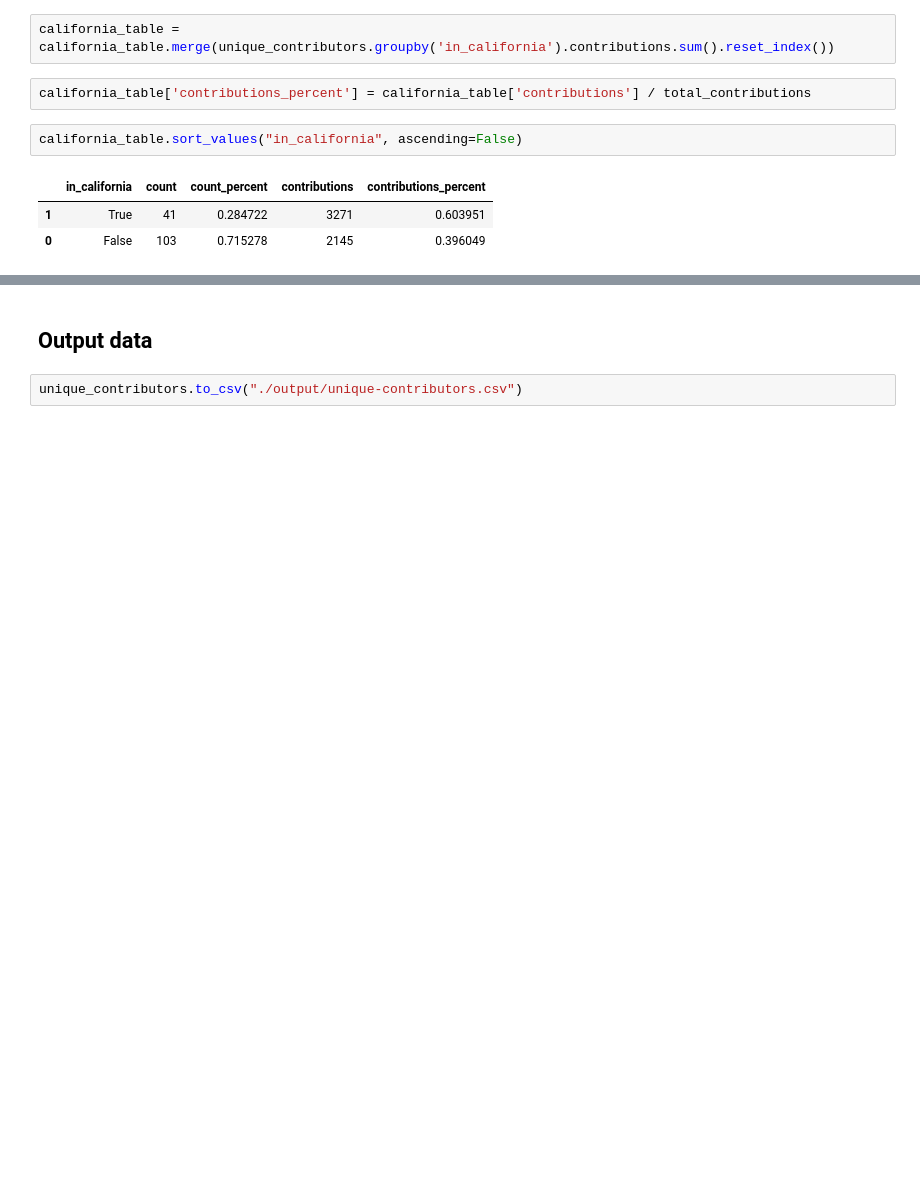
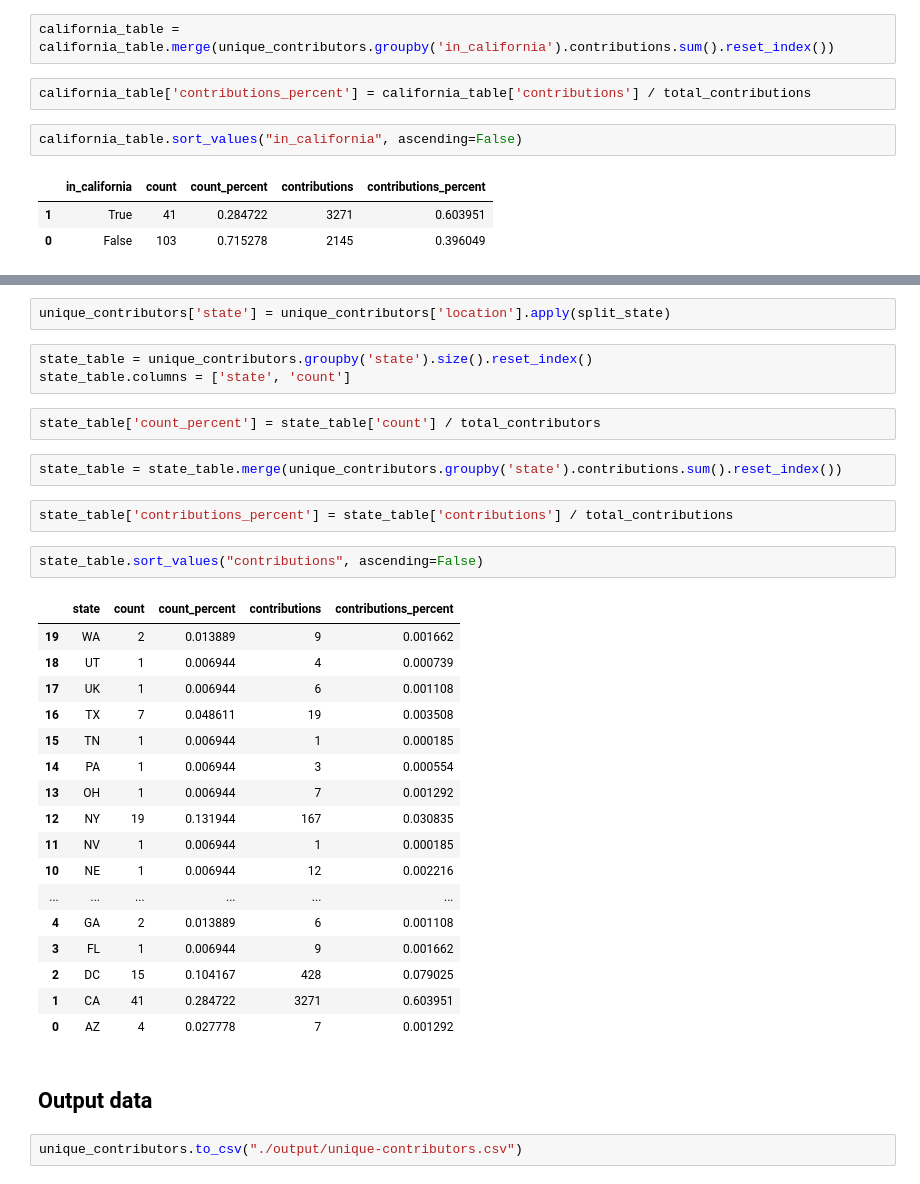
Before and after one commit to palewire/python-calaccess-notebooks, a Jupyter notebook: project-management/contributors.ipynb, the cells around one changed output, grey strips where cells are left out. Drawn from its saved outputs; the diff is of its cells as text; blank space fills up the shorter version.

Commit message:
Calculated totals for US states

```diff
--- a/project-management/contributors.ipynb
+++ b/project-management/contributors.ipynb
@@ -376,3 +409,34 @@ california_table.sort_values("in_california", ascending=False)
+# %%
+unique_contributors['state'] = unique_contributors['location'].apply(split_state)
+# %%
+state_table = unique_contributors.groupby('state').size().reset_index()
+state_table.columns = ['state', 'count']
+# %%
+state_table['count_percent'] = state_table['count'] / total_contributors
+# %%
+state_table = state_table.merge(unique_contributors.groupby('state').contributions.sum().reset_index())
+# %%
+state_table['contributions_percent'] = state_table['contributions'] / total_contributions
+# %%
+state_table.sort_values("contributions", ascending=False)
+# %% [output]
+|  | state | count | count_percent | contributions | contributions_percent |
+| 19 | WA | 2 | 0.013889 | 9 | 0.001662 |
+| 18 | UT | 1 | 0.006944 | 4 | 0.000739 |
+| 17 | UK | 1 | 0.006944 | 6 | 0.001108 |
+| 16 | TX | 7 | 0.048611 | 19 | 0.003508 |
+| 15 | TN | 1 | 0.006944 | 1 | 0.000185 |
+| 14 | PA | 1 | 0.006944 | 3 | 0.000554 |
+| 13 | OH | 1 | 0.006944 | 7 | 0.001292 |
+| 12 | NY | 19 | 0.131944 | 167 | 0.030835 |
+| 11 | NV | 1 | 0.006944 | 1 | 0.000185 |
+| 10 | NE | 1 | 0.006944 | 12 | 0.002216 |
+| ... | ... | ... | ... | ... | ... |
+| 4 | GA | 2 | 0.013889 | 6 | 0.001108 |
+| 3 | FL | 1 | 0.006944 | 9 | 0.001662 |
+| 2 | DC | 15 | 0.104167 | 428 | 0.079025 |
+| 1 | CA | 41 | 0.284722 | 3271 | 0.603951 |
+| 0 | AZ | 4 | 0.027778 | 7 | 0.001292 |
 # %% [markdown]
 ## Output data
 # %%
```
Also changed, not shown: parts of 8 cells of this notebook.
